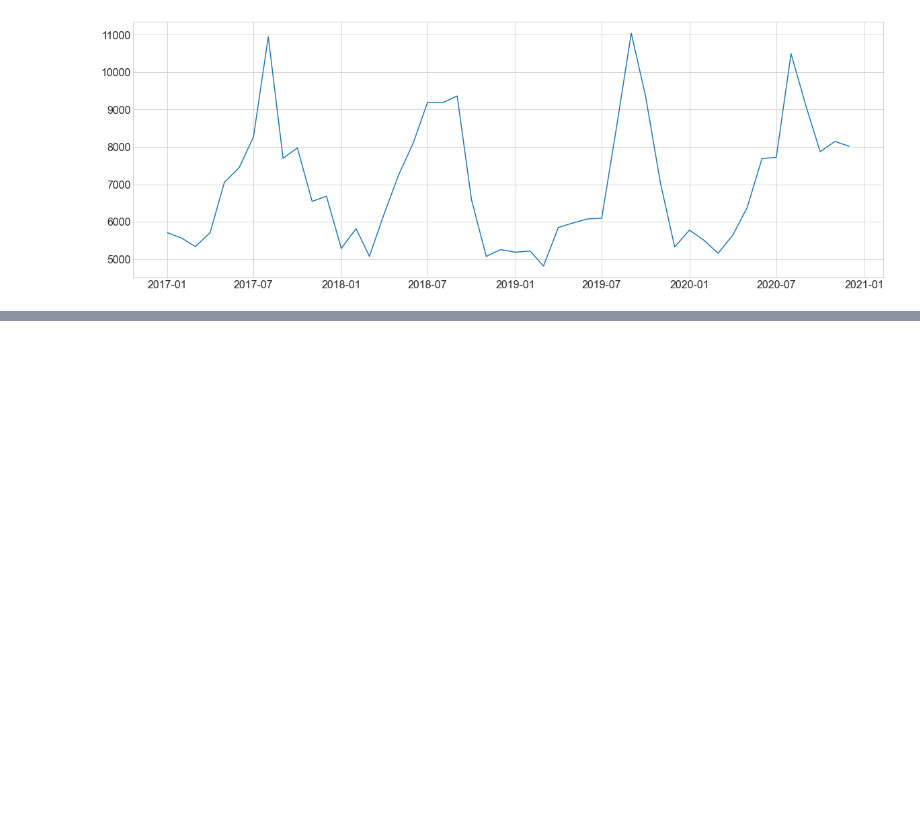
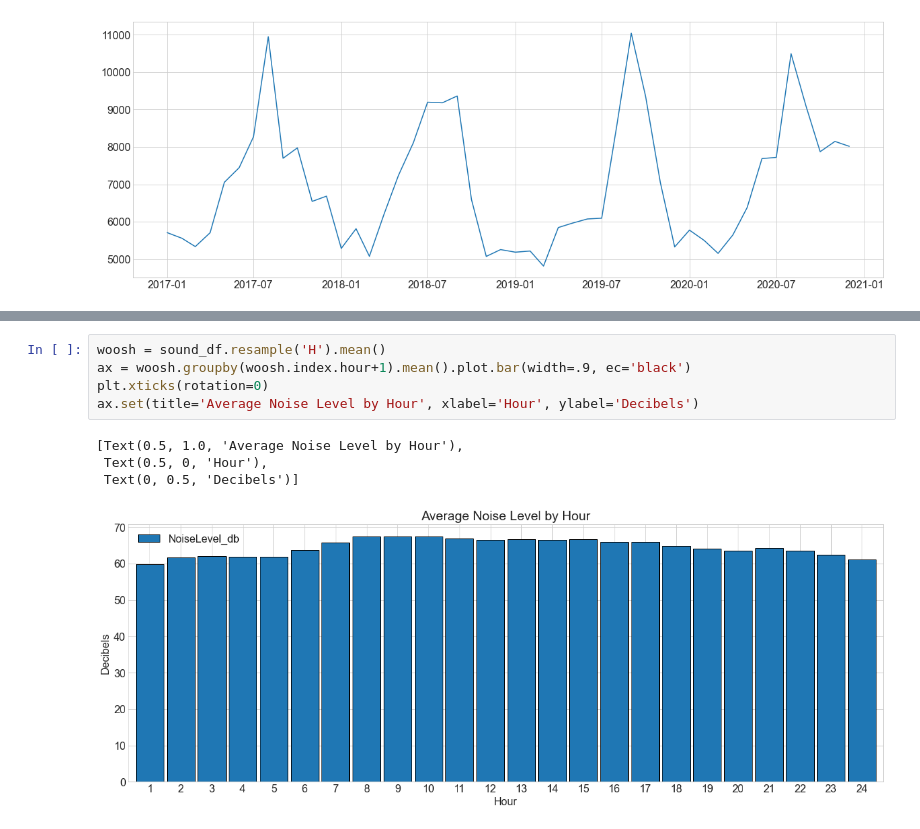
Before and after one commit to slc-data/2021-datathon, a Jupyter notebook: workbooks/sam/datathon.ipynb, the cells around one changed output, grey strips where cells are left out. Saved outputs shown, nothing was run; the diff lists cells and outputs as text; blank space fills up the shorter version.

```diff
--- a/workbooks/sam/datathon.ipynb
+++ b/workbooks/sam/datathon.ipynb
@@ -20,0 +51,10 @@ plt.plot(saws_avg.index, saws_avg.gallons)
+# %%
+woosh = sound_df.resample('H').mean()
+ax = woosh.groupby(woosh.index.hour+1).mean().plot.bar(width=.9, ec='black')
+plt.xticks(rotation=0)
+ax.set(title='Average Noise Level by Hour', xlabel='Hour', ylabel='Decibels')
+# %% [output]
+[Text(0.5, 1.0, 'Average Noise Level by Hour'),
+ Text(0.5, 0, 'Hour'),
+ Text(0, 0.5, 'Decibels')]
+[figure, added]
```
Also changed, not shown: parts of 10 cells of this notebook.
